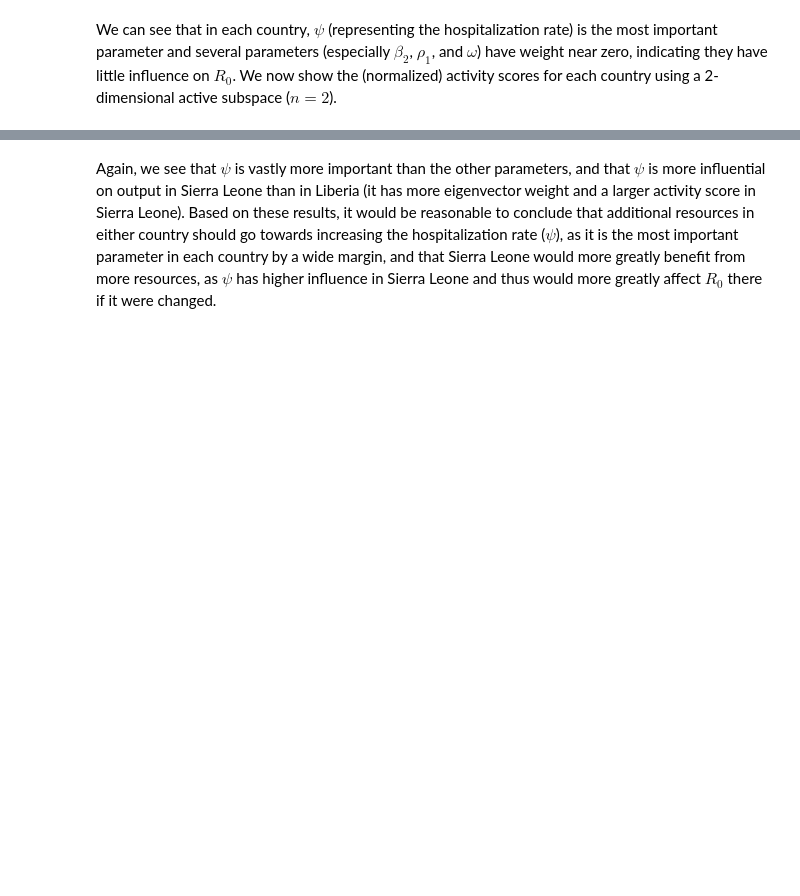
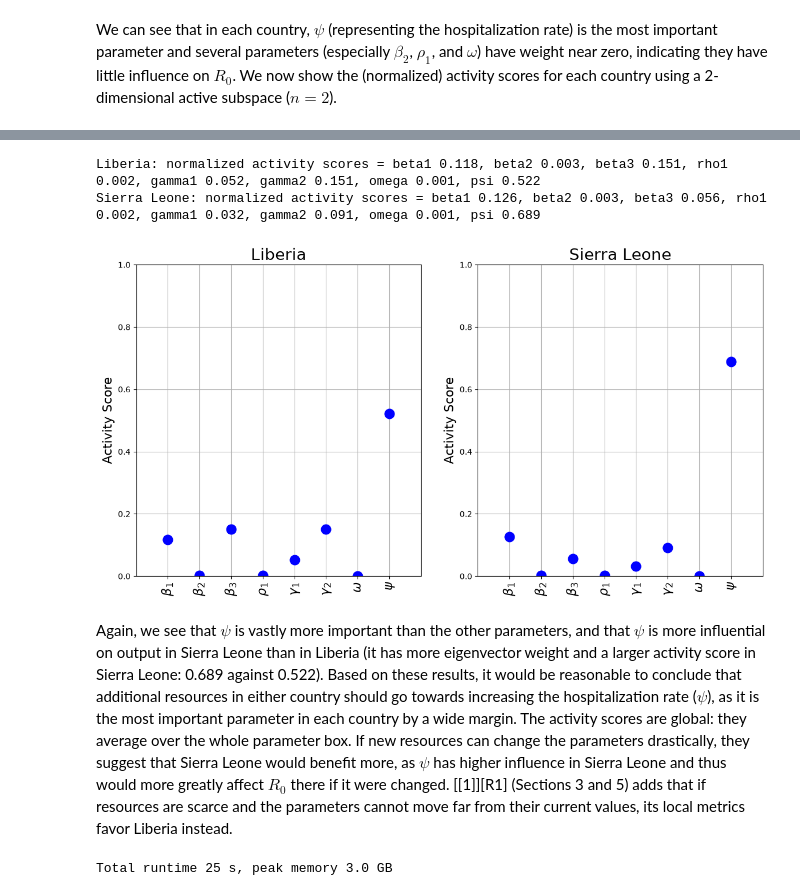
Before and after one commit to paulcon/as-data-sets, a Jupyter notebook: epidemiology_systems_biology/Ebola_SEIR/Ebola_SEIR.ipynb, the cells around one changed output, grey strips where cells are left out. Cells and saved outputs as stored; diff of their text form; code cells hidden in the pictures; blank space fills up the shorter version.

```diff
--- a/epidemiology_systems_biology/Ebola_SEIR/Ebola_SEIR.ipynb
+++ b/epidemiology_systems_biology/Ebola_SEIR/Ebola_SEIR.ipynb
@@ -264,2 +254,22 @@ plt.grid(True)
+# %%
+fig, axes = plt.subplots(1, 2, figsize=(14, 7))
+for ax, c in zip(axes, COUNTRIES):
+    alpha = ac.activity_scores(sub[c], n=2)
+    alpha = alpha / alpha.sum()
+    ax.plot(range(8), alpha, 'bo', markersize=12)
+    ax.set_xlim([-1, 8]); ax.set_xticks(range(8), LABELS, rotation='vertical', fontsize=16)
+    ax.set_ylim([0, 1]); ax.set_ylabel('Activity Score', fontsize=16)
+    ax.set_title(c, fontsize=20)
+    ax.grid(True)
+    print(f'{c}: normalized activity scores =', ', '.join(f'{n} {v:.3f}' for n, v in zip(NAMES, alpha)))
+plt.show()
+# %% [output]
+Liberia: normalized activity scores = beta1 0.118, beta2 0.003, beta3 0.151, rho1 0.002, gamma1 0.052, gamma2 0.151, omega 0.001, psi 0.522
+Sierra Leone: normalized activity scores = beta1 0.126, beta2 0.003, beta3 0.056, rho1 0.002, gamma1 0.032, gamma2 0.091, omega 0.001, psi 0.689
+[figure, added]
 # %% [markdown]
-Again, we see that $\psi$ is vastly more important than the other parameters, and that $\psi$ is more influential on output in Sierra Leone than in Liberia (it has more eigenvector weight and a larger activity score in Sierra Leone). Based on these results, it would be reasonable to conclude that additional resources in either country should go towards increasing the hospitalization rate ($\psi$), as it is the most important parameter in each country by a wide margin, and that Sierra Leone would more greatly benefit from more resources, as $\psi$ has higher influence in Sierra Leone and thus would more greatly affect $R_0$ there if it were changed.
+Again, we see that $\psi$ is vastly more important than the other parameters, and that $\psi$ is more influential on output in Sierra Leone than in Liberia (it has more eigenvector weight and a larger activity score in Sierra Leone: 0.689 against 0.522). Based on these results, it would be reasonable to conclude that additional resources in either country should go towards increasing the hospitalization rate ($\psi$), as it is the most important parameter in each country by a wide margin. The activity scores are global: they average over the whole parameter box. If new resources can change the parameters drastically, they suggest that Sierra Leone would benefit more, as $\psi$ has higher influence in Sierra Leone and thus would more greatly affect $R_0$ there if it were changed. [[1]][R1] (Sections 3 and 5) adds that if resources are scarce and the parameters cannot move far from their current values, its local metrics favor Liberia instead.
+# %%
+print(f'Total runtime {time.perf_counter() - t_start:.0f} s, peak memory {peak_rss_gb():.1f} GB')
+# %% [output]
+Total runtime 25 s, peak memory 3.0 GB
```
Also changed, not shown: parts of 23 cells of this notebook, 2 other files.
